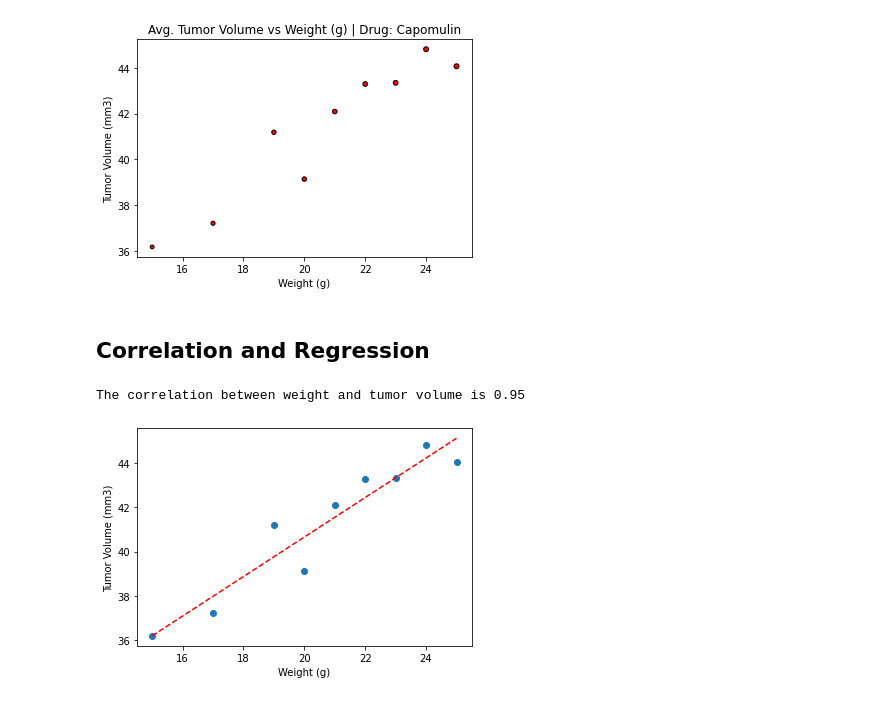
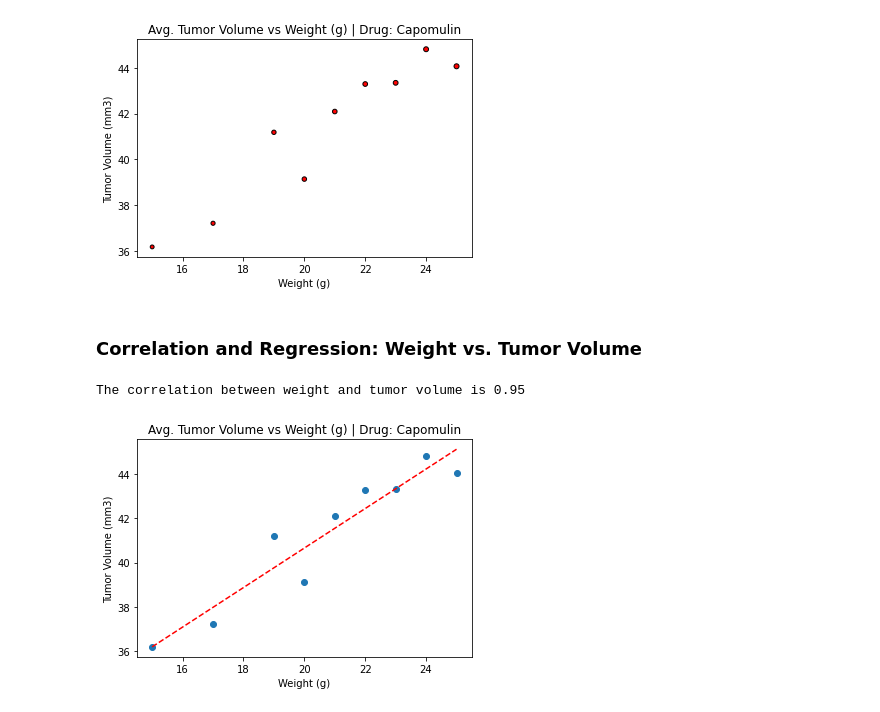
Before and after one commit to HilaryKoerner/PyMaceutical_Matplotlib_Analysis, a Jupyter notebook: Pymaceuticals-Copy7.ipynb, the cells around one changed output. Drawn from its saved outputs; the diff is of its cells as text; code cells hidden in the pictures.

```diff
--- a/Pymaceuticals-Copy7.ipynb
+++ b/Pymaceuticals-Copy7.ipynb
@@ -308,6 +321,9 @@ plt.show()
 # %% [output]
 [figure]
 # %%
+cap_group=mouse_df[mouse_df["Drug Regimen"]=="Capomulin"]
+cap_group
+
 cap_weight_avg_tumor = pd.DataFrame(cap_group.groupby("Weight (g)").mean()["Tumor Volume (mm3)"]).reset_index()
 cap_weight_avg_tumor
 # %% [output]
@@ -336,24 +352,24 @@ plt.ylabel("Tumor Volume (mm3)")
 Text(0, 0.5, 'Tumor Volume (mm3)')
 [figure]
 # %% [markdown]
-## Correlation and Regression
+### Correlation and Regression: Weight vs. Tumor Volume
 # %%
 #Class demo - matplotlib day 3
-# Calculate the correlation coefficient and linear regression model
-# for mouse weight and average tumor volume for the Capomulin regimen
+# Calculate the correlation coefficient and linear regression model for mouse weight and average tumor volume for the Capomulin
 cap_weight = cap_weight_avg_tumor.iloc[:,0]
 cap_tumor = cap_weight_avg_tumor.iloc[:,1]
 correlation = st.pearsonr(cap_weight, cap_tumor)
 (slope, intercept, rvalue, pvalue, stderr) = stats.linregress(cap_weight, cap_tumor)
 regress_values = cap_weight * slope + intercept
 line_eq = "y = " + str(round(slope,2)) + "x + " + str(round(intercept,2))
 plt.scatter(cap_weight, cap_tumor)
 plt.plot(cap_weight,regress_values, "r--")
-# plt.annotate(line_eq,(0,50),fontsize=15,color="red")
+# plt.annotate(line_eq,(0,50),fontsize=5,color="red")
 plt.xlabel('Weight (g)')
 plt.ylabel('Tumor Volume (mm3)')
+plt.title("Avg. Tumor Volume vs Weight (g) | Drug: Capomulin")
 print(f"The correlation between weight and tumor volume is {round(correlation[0],2)}")
 plt.show()
 # %% [output]
 The correlation between weight and tumor volume is 0.95
-[figure, old version]
+[figure, new version]
```
Also changed, not shown: parts of 6 cells of this notebook.
